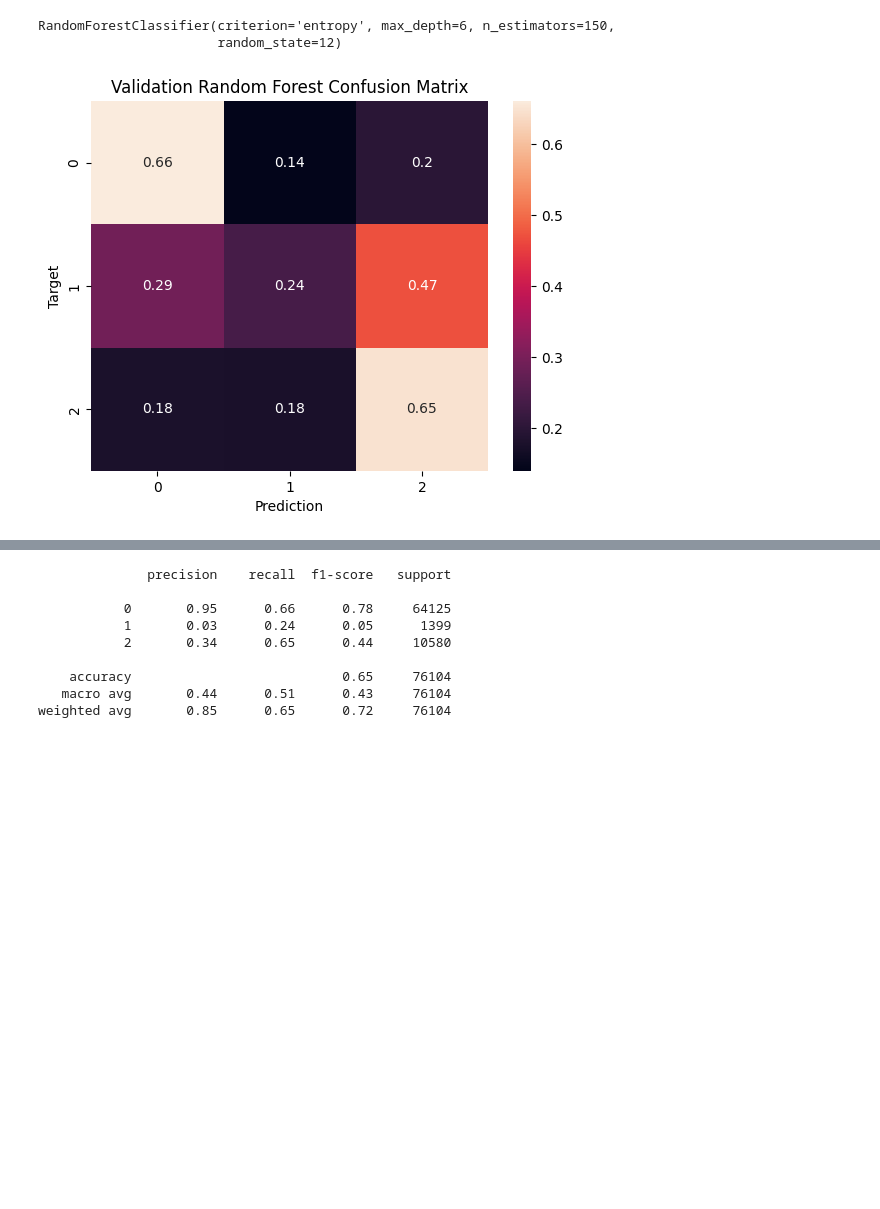
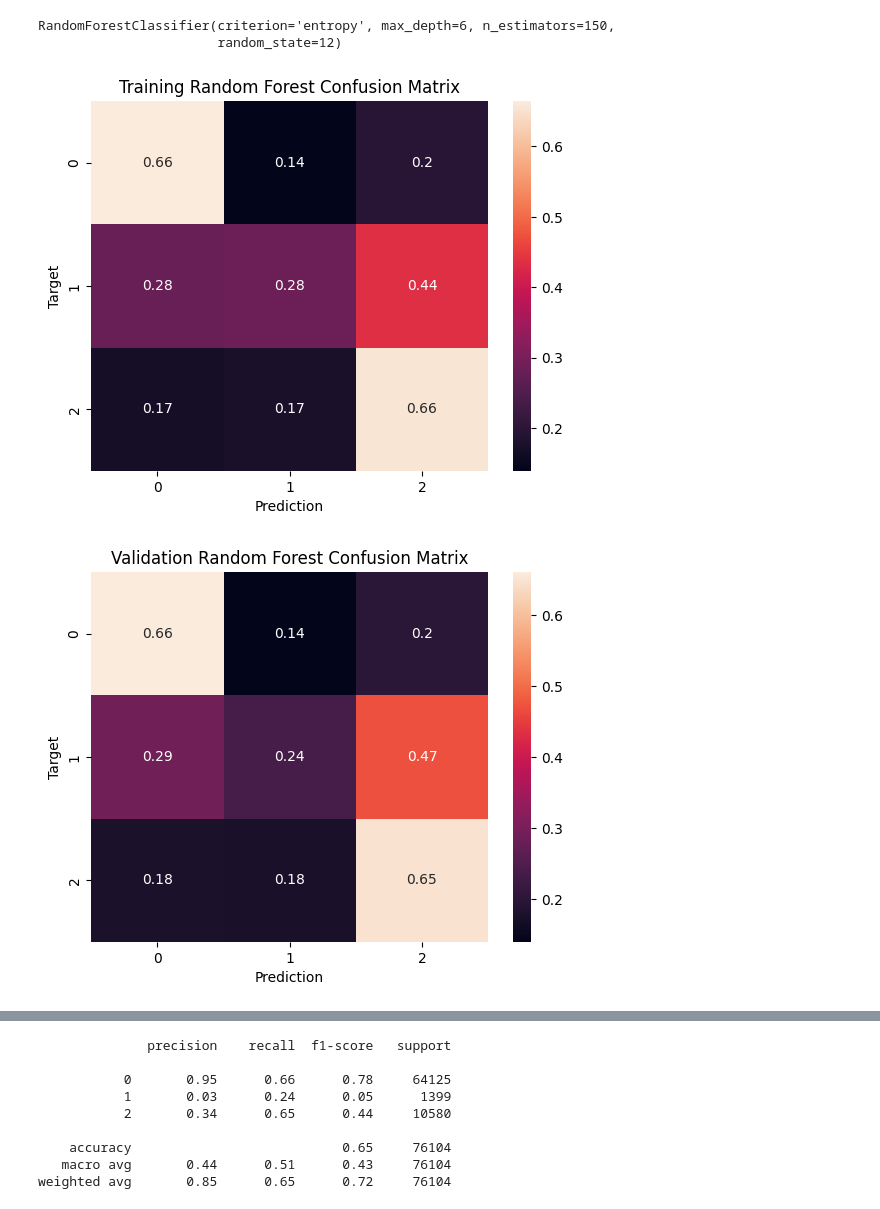
Before and after one commit to NgokNgo/Diabetes-Prediction, a Jupyter notebook: python_code/ModelBuilding.ipynb, the cells around one changed output, grey strips where cells are left out. Drawn from its saved outputs; the diff is of its cells as text; code cells hidden in the pictures; blank space fills up the shorter version.

```diff
--- a/python_code/ModelBuilding.ipynb
+++ b/python_code/ModelBuilding.ipynb
@@ -56,6 +70,8 @@ rf.fit(X_train, Y_train)
 RandomForestClassifier(criterion='entropy', max_depth=6, n_estimators=150,
                        random_state=12)
 # %%
+train_preds_rf = predict_and_plot(rf, X_train, Y_train, 'Training Random Forest')
 val_preds_rf = predict_and_plot(rf, X_test, Y_test, 'Validation Random Forest')
 # %% [output]
-[figure, old version]
+[figure, new version]
+[figure, added]
```
Also changed, not shown: parts of 5 cells of this notebook, 13 other files.
